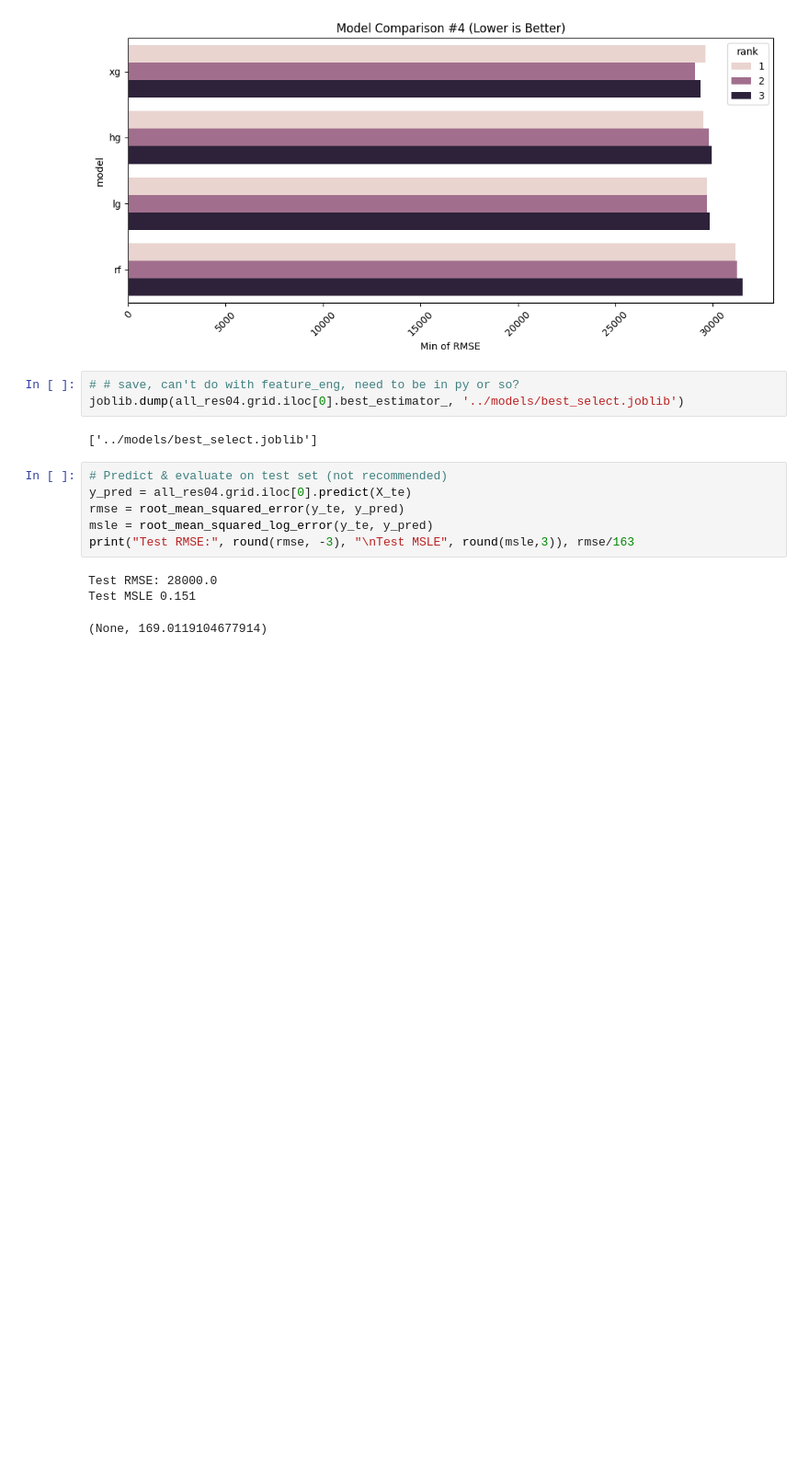
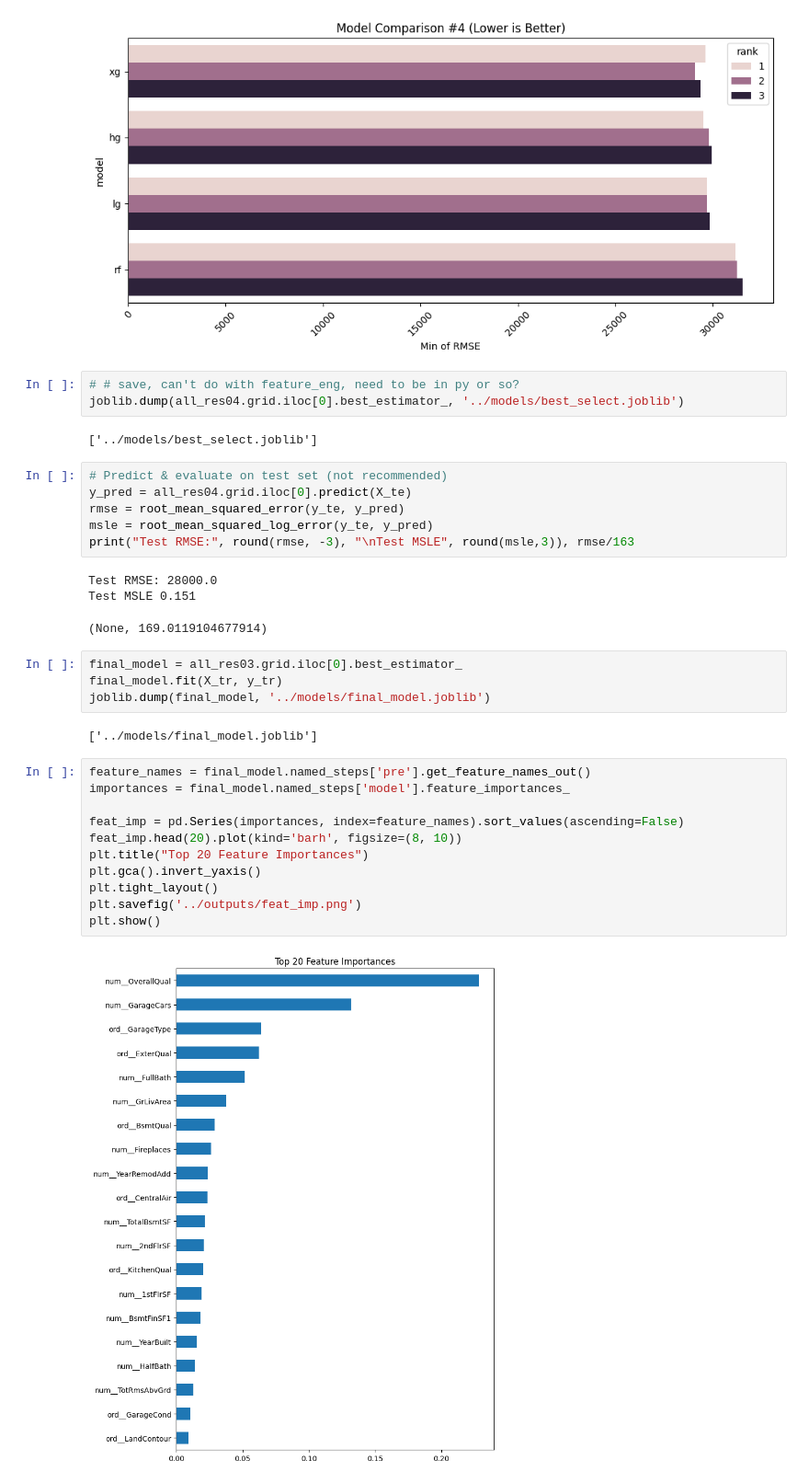
Before and after one commit to irdazh/house-price-prediction, a Jupyter notebook: notebooks/03_modeling_advanced.ipynb, the cells around one changed output. Shown at 92% size. Cells and saved outputs as stored; diff of their text form; blank space fills up the shorter version.

Commit message:
final model except colab

```diff
--- a/notebooks/03_modeling_advanced.ipynb
+++ b/notebooks/03_modeling_advanced.ipynb
@@ -442,3 +442,22 @@ print("Test RMSE:", round(rmse, -3), "\nTest MSLE", round(msle,3)), rmse/163
 Test RMSE: 28000.0
 Test MSLE 0.151
 (None, 169.0119104677914)
+# %%
+final_model = all_res03.grid.iloc[0].best_estimator_
+final_model.fit(X_tr, y_tr)
+joblib.dump(final_model, '../models/final_model.joblib')
+# %% [output]
+['../models/final_model.joblib']
+# %%
+feature_names = final_model.named_steps['pre'].get_feature_names_out()
+importances = final_model.named_steps['model'].feature_importances_
+
+feat_imp = pd.Series(importances, index=feature_names).sort_values(ascending=False)
+feat_imp.head(20).plot(kind='barh', figsize=(8, 10))
+plt.title("Top 20 Feature Importances")
+plt.gca().invert_yaxis()
+plt.tight_layout()
+plt.savefig('../outputs/feat_imp.png')
+plt.show()
+# %% [output]
+[figure, added]
```
Also changed, not shown: 3 other files.
